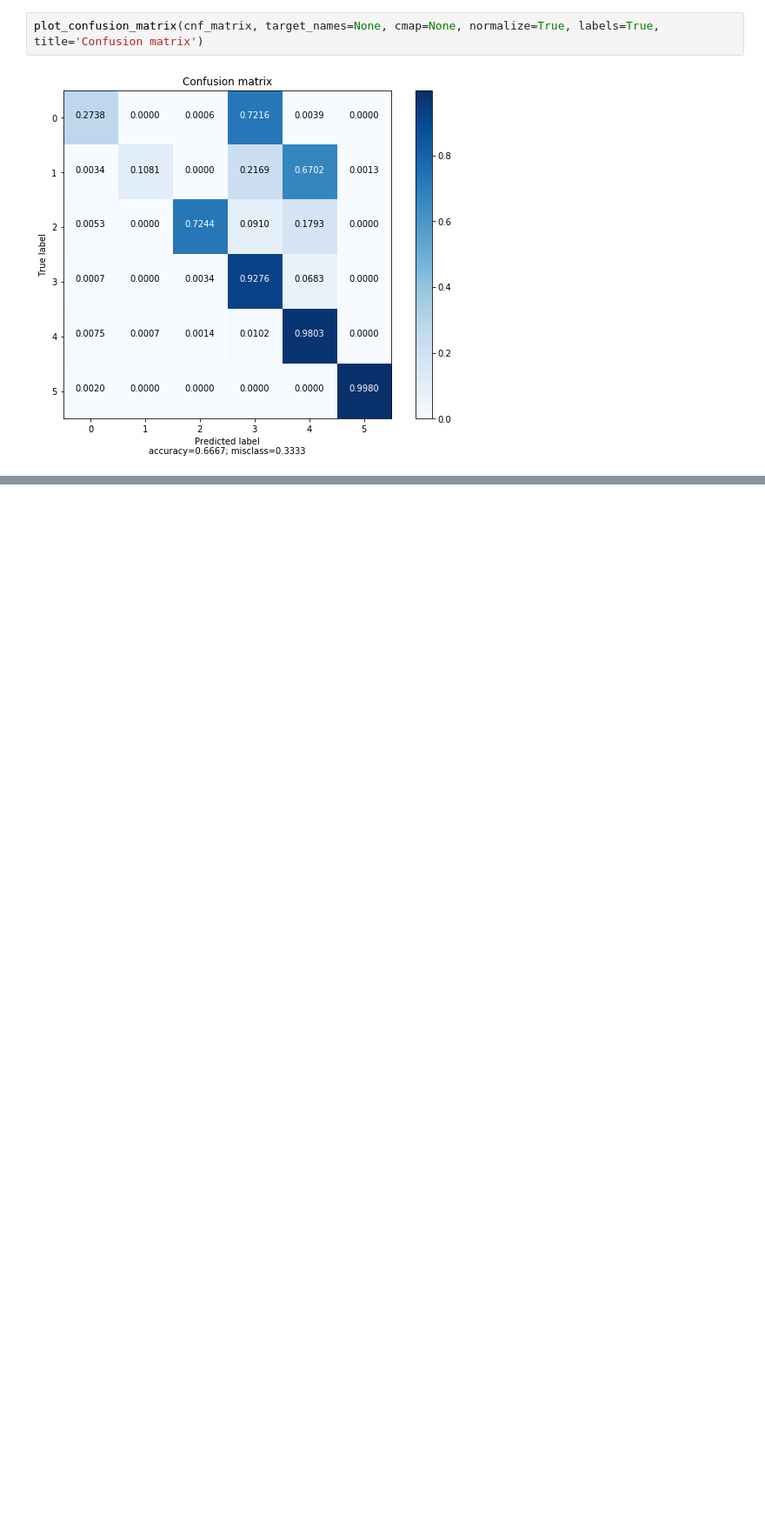
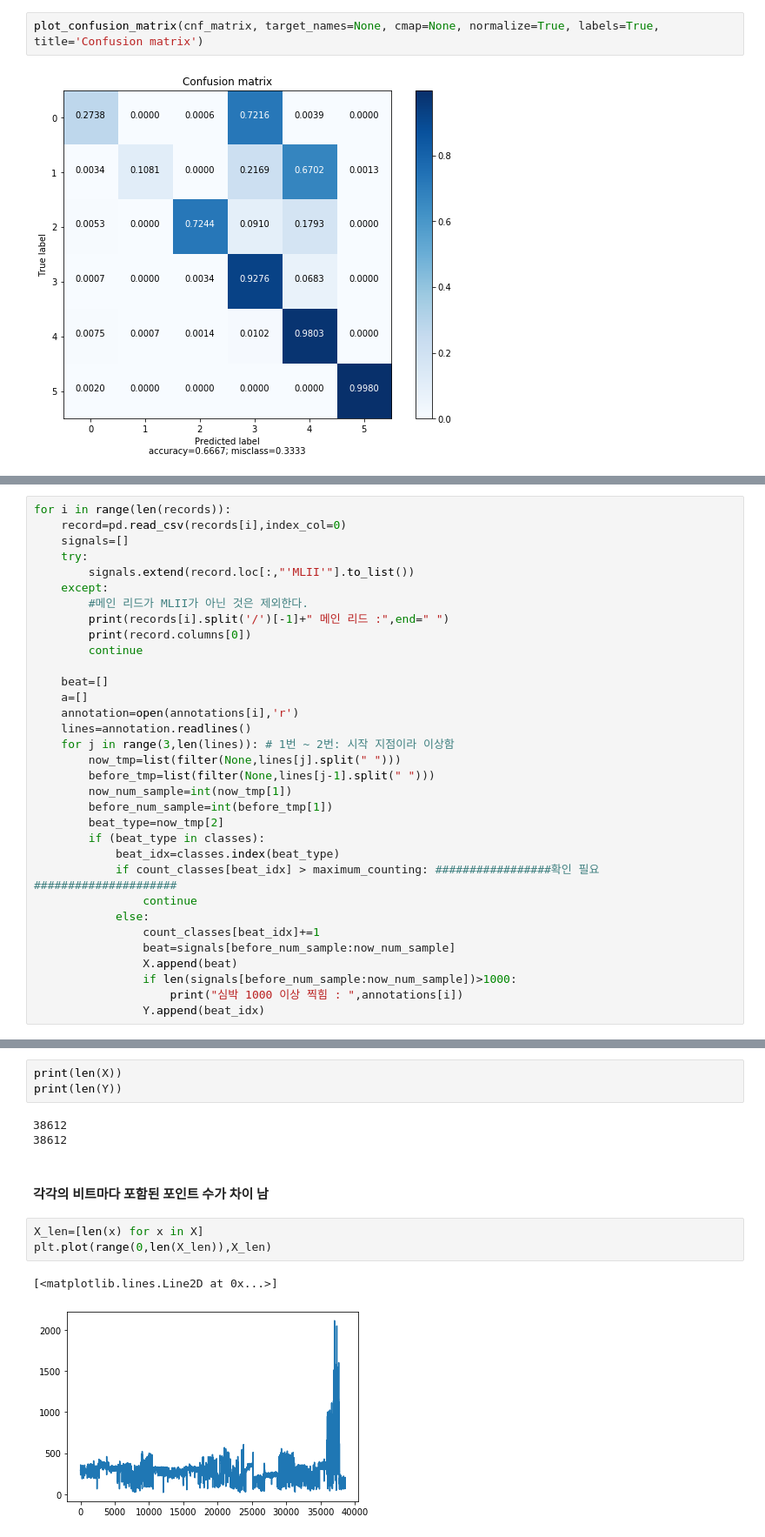
Before and after one commit to FrancisBacon95/ECG-Signal-Beat-type-Classifier, a Jupyter notebook: Classification_of_ECG_signals.ipynb, the cells around one changed output, grey strips where cells are left out. Shown: that part at 87% size. Saved outputs shown, nothing was run; the diff lists cells and outputs as text; blank space fills up the shorter version.

```diff
--- a/Classification_of_ECG_signals.ipynb
+++ b/Classification_of_ECG_signals.ipynb
@@ -290,0 +344,33 @@ plot_confusion_matrix(cnf_matrix, target_names=None, cmap=None, normalize=True,
+# %%
+for i in range(len(records)):
+    record=pd.read_csv(records[i],index_col=0)
+    signals=[]
+    try:
+        signals.extend(record.loc[:,"'MLII'"].to_list())
+    except:
+        #메인 리드가 MLII가 아닌 것은 제외한다.
+        print(records[i].split('/')[-1]+" 메인 리드 :",end=" ")
+        print(record.columns[0])
+        continue
+
+    beat=[]
+    a=[]
+    annotation=open(annotations[i],'r')
+    lines=annotation.readlines()
+    for j in range(3,len(lines)): # 1번 ~ 2번: 시작 지점이라 이상함
+        now_tmp=list(filter(None,lines[j].split(" ")))
+        before_tmp=list(filter(None,lines[j-1].split(" ")))
+        now_num_sample=int(now_tmp[1])
+        before_num_sample=int(before_tmp[1])
+        beat_type=now_tmp[2]
+        if (beat_type in classes):
+            beat_idx=classes.index(beat_type)
+            if count_classes[beat_idx] > maximum_counting: #################확인 필요#####################
+                continue
+            else:
+                count_classes[beat_idx]+=1
+                beat=signals[before_num_sample:now_num_sample]
+                X.append(beat)
+                if len(signals[before_num_sample:now_num_sample])>1000:
+                    print("심박 1000 이상 찍힘 : ",annotations[i])
+                Y.append(beat_idx)
@@ -290,0 +395,14 @@ plot_confusion_matrix(cnf_matrix, target_names=None, cmap=None, normalize=True,
+# %%
+print(len(X))
+print(len(Y))
+# %% [output]
+38612
+38612
+# %% [markdown]
+#### 각각의 비트마다 포함된 포인트 수가 차이 남
+# %%
+X_len=[len(x) for x in X]
+plt.plot(range(0,len(X_len)),X_len)
+# %% [output]
+[<matplotlib.lines.Line2D at 0x...>]
+[figure, added]
```
Also changed, not shown: parts of 31 cells of this notebook.
